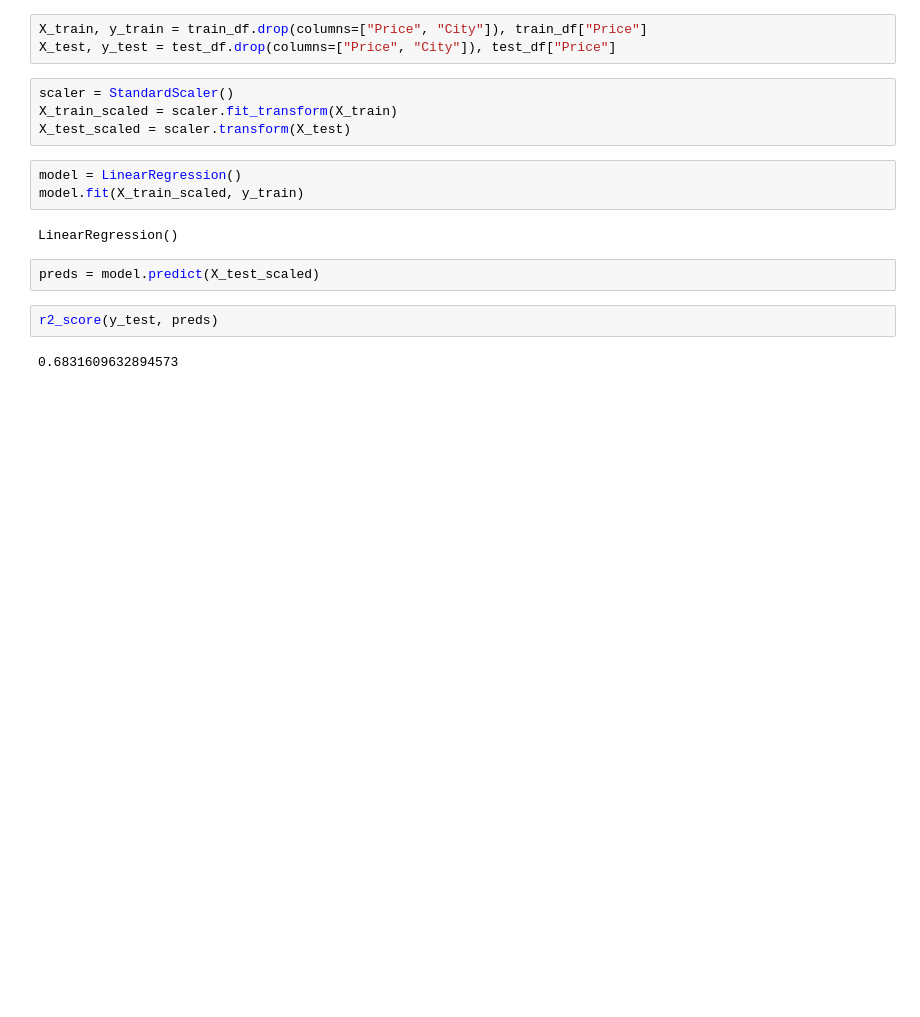
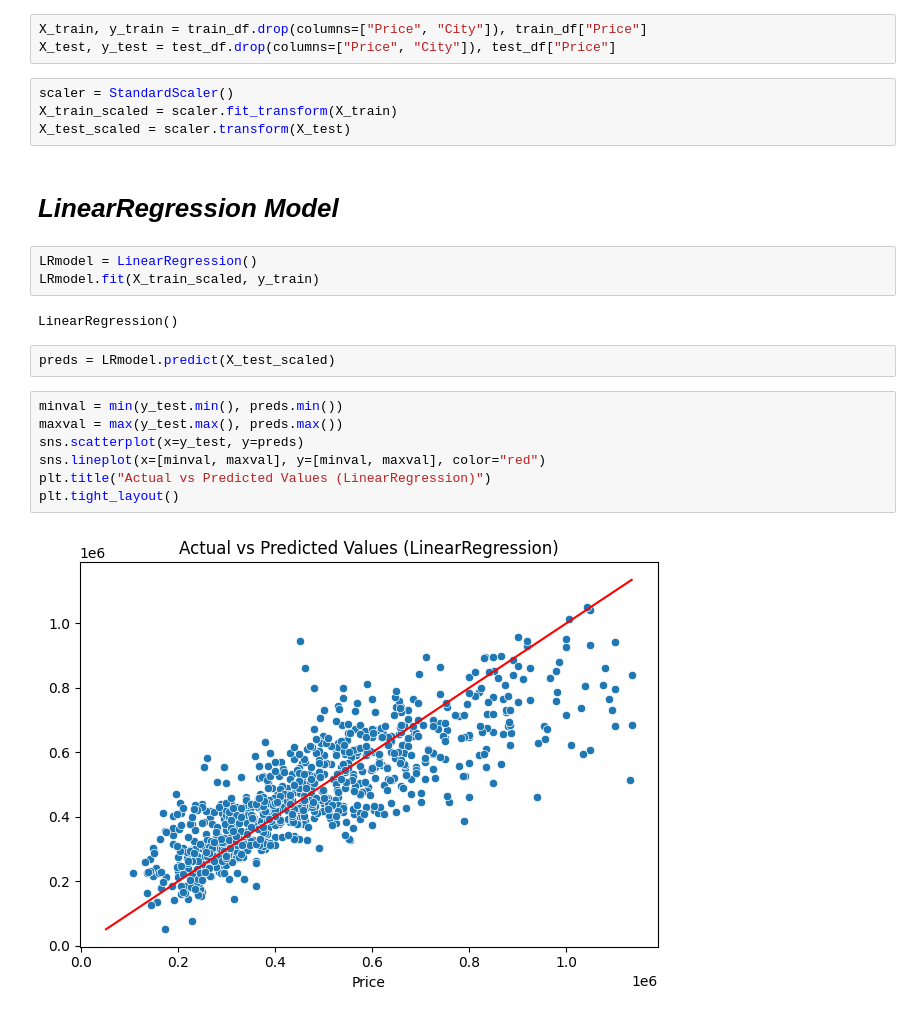
Before and after one commit to Hrushikesh-Kovi/House-Price-Prediction_Regression-Model, a Jupyter notebook: House_Price_Prediction_Model.ipynb, the cells around one changed output. Drawn from its saved outputs; the diff is of its cells as text; blank space fills up the shorter version.

```diff
--- a/House_Price_Prediction_Model.ipynb
+++ b/House_Price_Prediction_Model.ipynb
@@ -606,14 +608,21 @@ X_test, y_test = test_df.drop(columns=["Price", "City"]), test_df["Price"]
 scaler = StandardScaler()
 X_train_scaled = scaler.fit_transform(X_train)
 X_test_scaled = scaler.transform(X_test)
-# %%
-model = LinearRegression()
-model.fit(X_train_scaled, y_train)
-# %% [output]
-LinearRegression()
-# %%
-preds = model.predict(X_test_scaled)
-# %%
-r2_score(y_test, preds)
-# %% [output]
-0.6831609632894573
+# %% [markdown]
+# ***LinearRegression Model***
+# %%
+LRmodel = LinearRegression()
+LRmodel.fit(X_train_scaled, y_train)
+# %% [output]
+LinearRegression()
+# %%
+preds = LRmodel.predict(X_test_scaled)
+# %%
+minval = min(y_test.min(), preds.min())
+maxval = max(y_test.max(), preds.max())
+sns.scatterplot(x=y_test, y=preds)
+sns.lineplot(x=[minval, maxval], y=[minval, maxval], color="red")
+plt.title("Actual vs Predicted Values (LinearRegression)")
+plt.tight_layout()
+# %% [output]
+[figure, added]
```
Also changed, not shown: parts of 3 cells of this notebook.
